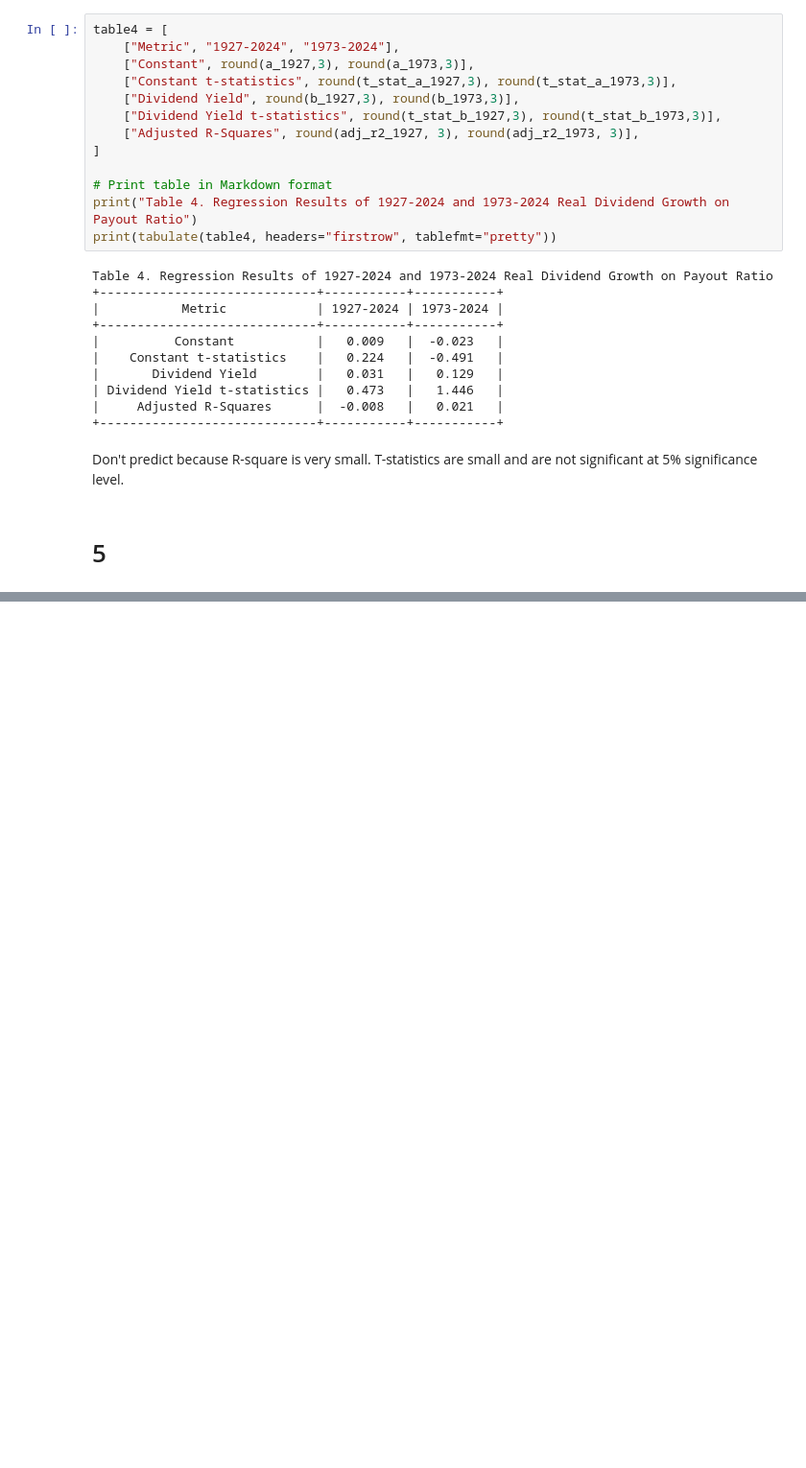
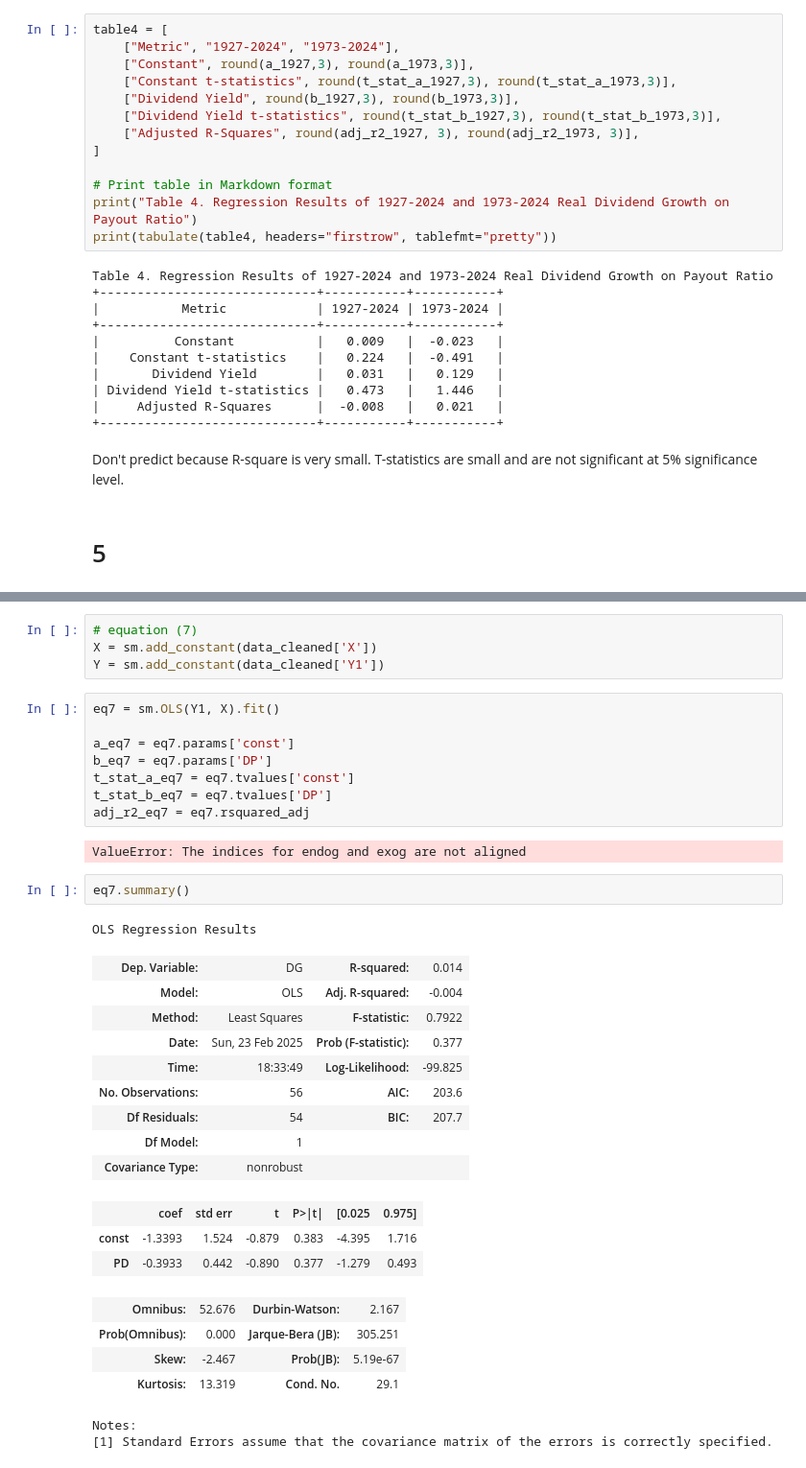
Before and after one commit to JiaqiSun45635/AP, a Jupyter notebook: MFE AP PW2.ipynb, the cells around one changed output, grey strips where cells are left out. Shown at 96% size. Drawn from its saved outputs; the diff is of its cells as text; blank space fills up the shorter version.

```diff
--- a/MFE AP PW2.ipynb
+++ b/MFE AP PW2.ipynb
@@ -372 +411,37 @@ Don't predict because R-square is very small. T-statistics are small and are not
+# %%
+# equation (7)
+X = sm.add_constant(data_cleaned['X'])
+Y = sm.add_constant(data_cleaned['Y1'])
+# %%
+eq7 = sm.OLS(Y1, X).fit()
+
+a_eq7 = eq7.params['const']
+b_eq7 = eq7.params['DP']
+t_stat_a_eq7 = eq7.tvalues['const']
+t_stat_b_eq7 = eq7.tvalues['DP']
+adj_r2_eq7 = eq7.rsquared_adj
+# %% [output]
+ValueError: The indices for endog and exog are not aligned
+# %%
+eq7.summary()
+# %% [output]
+OLS Regression Results
+| Dep. Variable: | DG | R-squared: | 0.014 |
+| Model: | OLS | Adj. R-squared: | -0.004 |
+| Method: | Least Squares | F-statistic: | 0.7922 |
+| Date: | Sun, 23 Feb 2025 | Prob (F-statistic): | 0.377 |
+| Time: | 18:33:49 | Log-Likelihood: | -99.825 |
+| No. Observations: | 56 | AIC: | 203.6 |
+| Df Residuals: | 54 | BIC: | 207.7 |
+| Df Model: | 1 |  |  |
+| Covariance Type: | nonrobust |  |  |
+|  | coef | std err | t | P>|t| | [0.025 | 0.975] |
+| const | -1.3393 | 1.524 | -0.879 | 0.383 | -4.395 | 1.716 |
+| PD | -0.3933 | 0.442 | -0.890 | 0.377 | -1.279 | 0.493 |
+| Omnibus: | 52.676 | Durbin-Watson: | 2.167 |
+| Prob(Omnibus): | 0.000 | Jarque-Bera (JB): | 305.251 |
+| Skew: | -2.467 | Prob(JB): | 5.19e-67 |
+| Kurtosis: | 13.319 | Cond. No. | 29.1 |
+Notes:
+[1] Standard Errors assume that the covariance matrix of the errors is correctly specified.
 # %%
```
Also changed, not shown: parts of 15 cells of this notebook.
